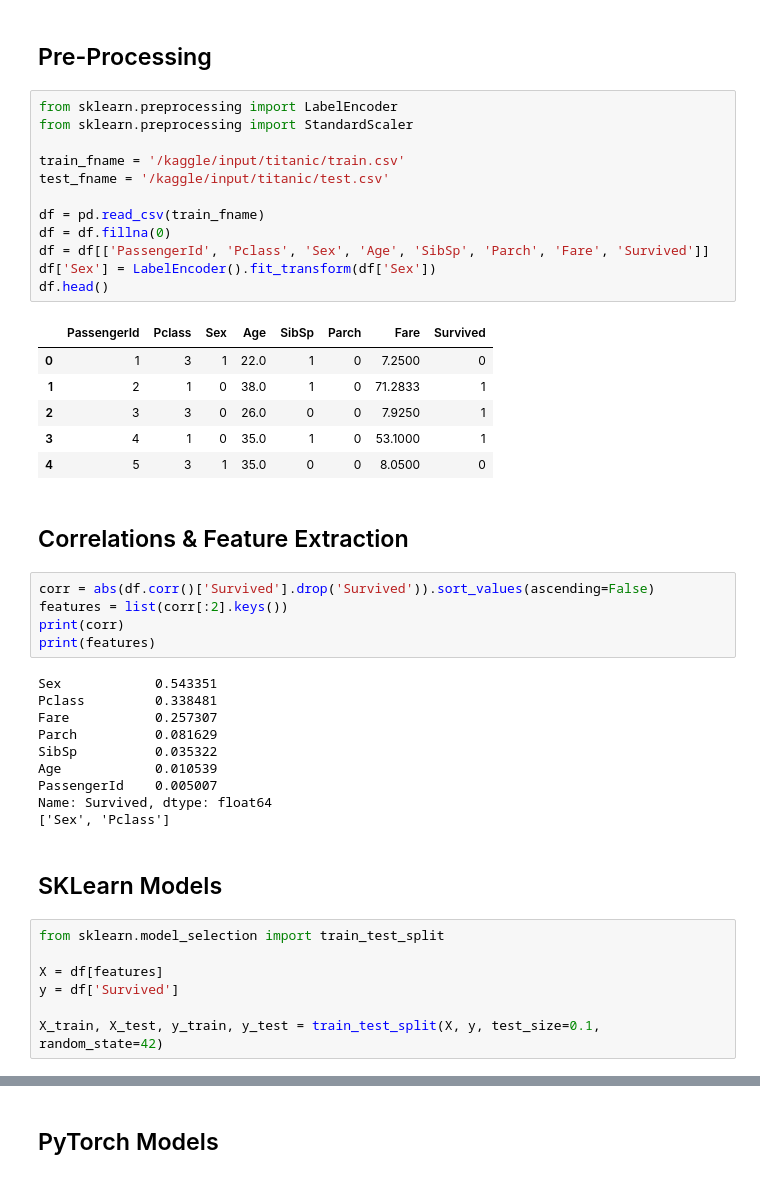
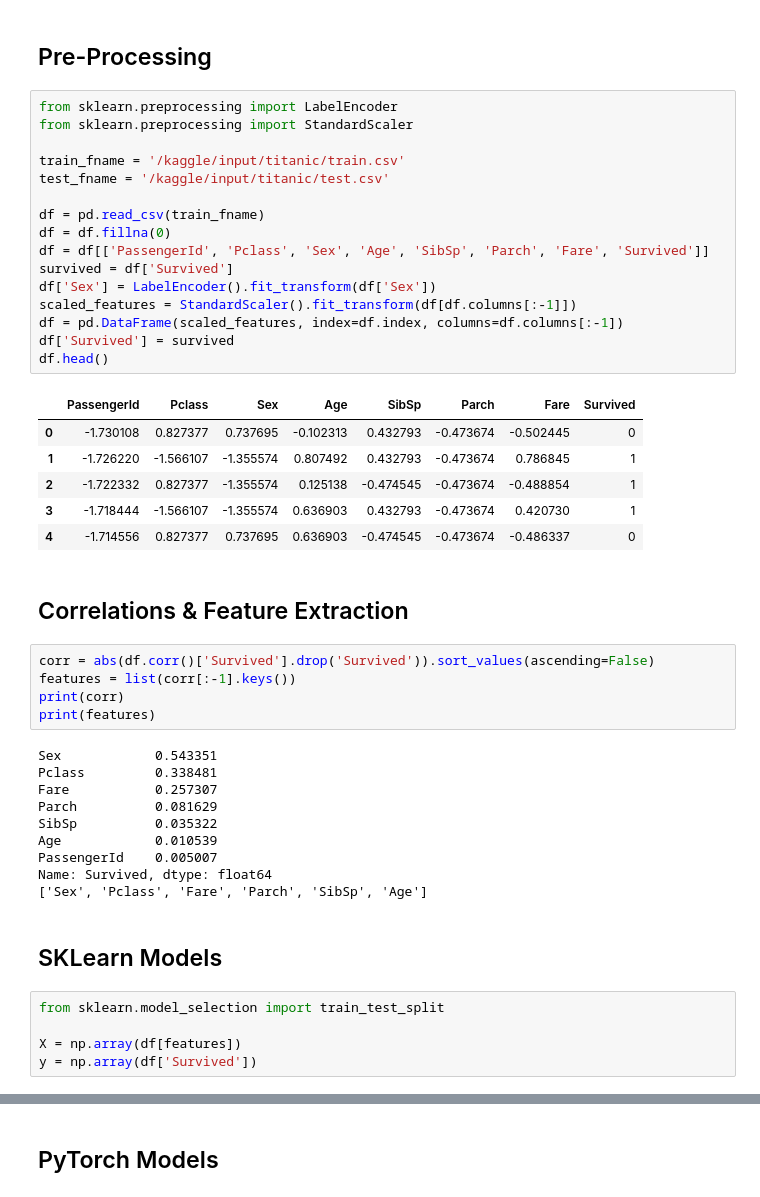
Before and after one commit to Halfblood1223/kaggle-projects, a Jupyter notebook: titanic-sklearn-pytorch.ipynb, the cells around one changed output, grey strips where cells are left out. Saved outputs shown, nothing was run; the diff lists cells and outputs as text.

```diff
--- a/titanic-sklearn-pytorch.ipynb
+++ b/titanic-sklearn-pytorch.ipynb
@@ -27,27 +27,31 @@ for dirname, _, filenames in os.walk('/kaggle/input'):
 # %%
 from sklearn.preprocessing import LabelEncoder
 from sklearn.preprocessing import StandardScaler
 
 train_fname = '/kaggle/input/titanic/train.csv'
 test_fname = '/kaggle/input/titanic/test.csv'
 
 df = pd.read_csv(train_fname)
 df = df.fillna(0)
 df = df[['PassengerId', 'Pclass', 'Sex', 'Age', 'SibSp', 'Parch', 'Fare', 'Survived']]
+survived = df['Survived']
 df['Sex'] = LabelEncoder().fit_transform(df['Sex'])
+scaled_features = StandardScaler().fit_transform(df[df.columns[:-1]])
+df = pd.DataFrame(scaled_features, index=df.index, columns=df.columns[:-1])
+df['Survived'] = survived
 df.head()
 # %% [output]
 |  | PassengerId | Pclass | Sex | Age | SibSp | Parch | Fare | Survived |
-| 0 | 1 | 3 | 1 | 22.0 | 1 | 0 | 7.2500 | 0 |
-| 1 | 2 | 1 | 0 | 38.0 | 1 | 0 | 71.2833 | 1 |
-| 2 | 3 | 3 | 0 | 26.0 | 0 | 0 | 7.9250 | 1 |
-| 3 | 4 | 1 | 0 | 35.0 | 1 | 0 | 53.1000 | 1 |
-| 4 | 5 | 3 | 1 | 35.0 | 0 | 0 | 8.0500 | 0 |
+| 0 | -1.730108 | 0.827377 | 0.737695 | -0.102313 | 0.432793 | -0.473674 | -0.502445 | 0 |
+| 1 | -1.726220 | -1.566107 | -1.355574 | 0.807492 | 0.432793 | -0.473674 | 0.786845 | 1 |
+| 2 | -1.722332 | 0.827377 | -1.355574 | 0.125138 | -0.474545 | -0.473674 | -0.488854 | 1 |
+| 3 | -1.718444 | -1.566107 | -1.355574 | 0.636903 | 0.432793 | -0.473674 | 0.420730 | 1 |
+| 4 | -1.714556 | 0.827377 | 0.737695 | 0.636903 | -0.474545 | -0.473674 | -0.486337 | 0 |
 # %% [markdown]
 ## Correlations & Feature Extraction
 # %%
 corr = abs(df.corr()['Survived'].drop('Survived')).sort_values(ascending=False)
-features = list(corr[:2].keys())
+features = list(corr[:-1].keys())
 print(corr)
 print(features)
 # %% [output]
@@ -59,16 +63,14 @@ SibSp          0.035322
 Age            0.010539
 PassengerId    0.005007
 Name: Survived, dtype: float64
-['Sex', 'Pclass']
+['Sex', 'Pclass', 'Fare', 'Parch', 'SibSp', 'Age']
 # %% [markdown]
 ## SKLearn Models
 # %%
 from sklearn.model_selection import train_test_split
 
-X = df[features]
-y = df['Survived']
-
-X_train, X_test, y_train, y_test = train_test_split(X, y, test_size=0.1, random_state=42)
+X = np.array(df[features])
+y = np.array(df['Survived'])
 # %%
 from sklearn.linear_model import LogisticRegression, Perceptron
 from sklearn.svm import SVC
```
Also changed, not shown: parts of 8 cells of this notebook.
